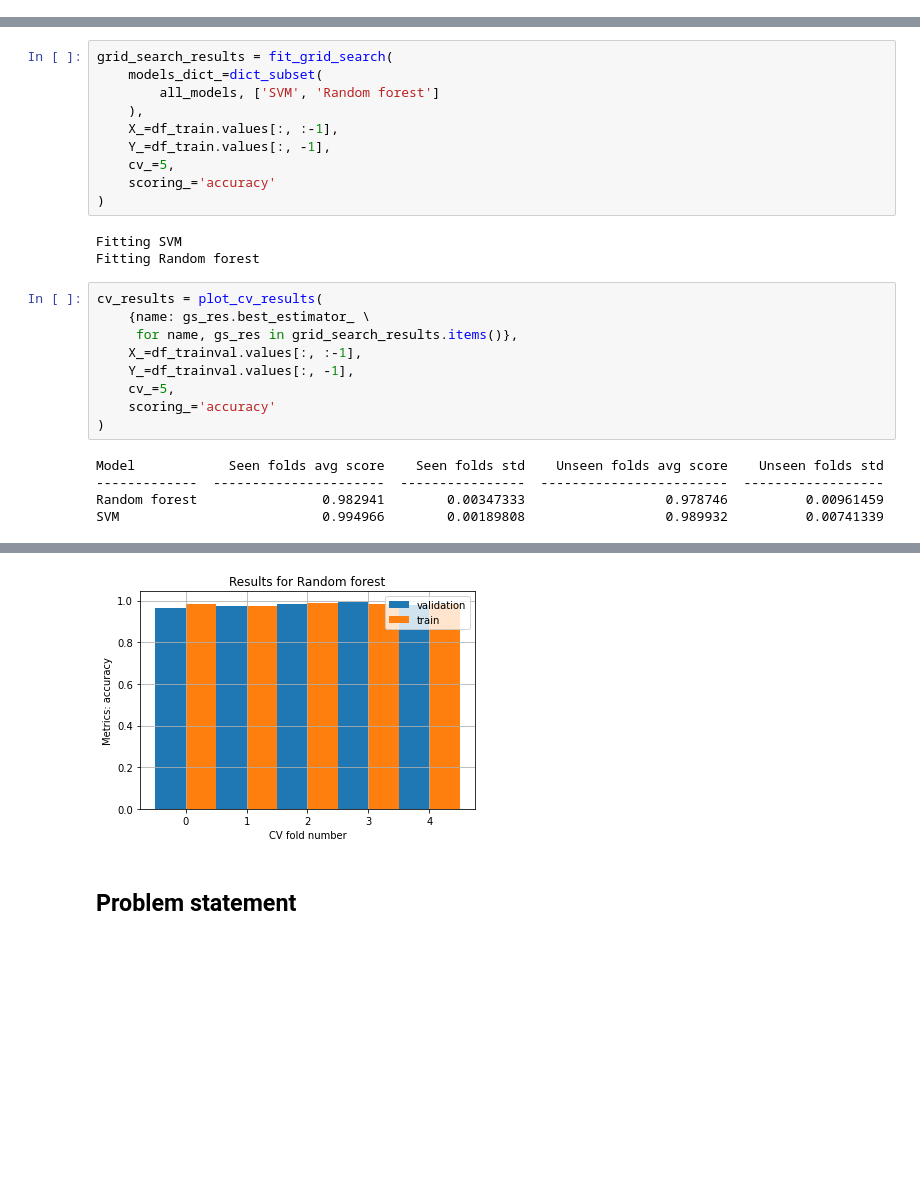
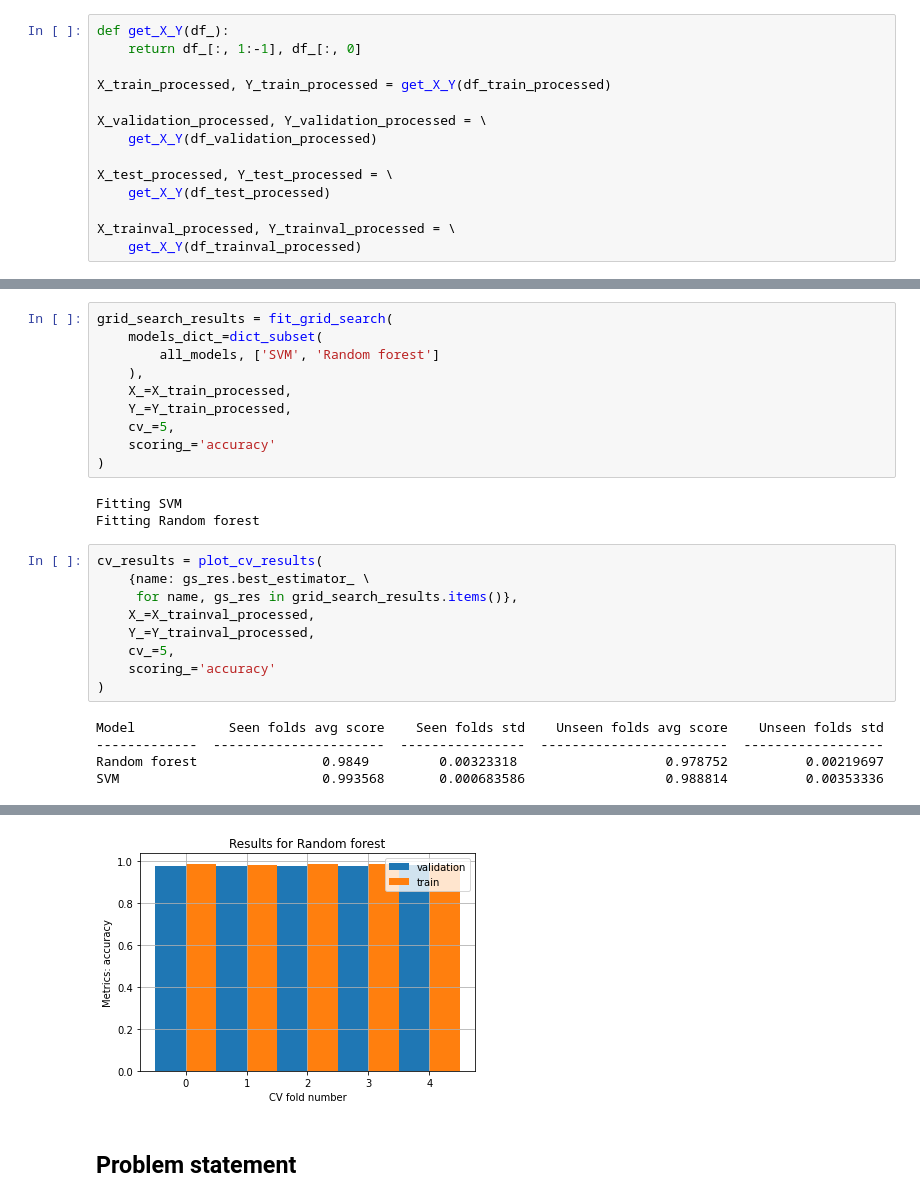
Before and after one commit to PashaIanko/Robust-Feature-Selection, a Jupyter notebook: main.ipynb, the cells around one changed output, grey strips where cells are left out. Drawn from its saved outputs; the diff is of its cells as text; blank space fills up the shorter version.

```diff
--- a/main.ipynb
+++ b/main.ipynb
@@ -486,6 +486,20 @@ df_validation_processed = preprocessor.transform(df_validation)
 df_test_processed = preprocessor.transform(df_test)
 # %%
 df_trainval_processed = preprocessor.fit_transform(df_trainval)
+# %%
+def get_X_Y(df_):
+    return df_[:, 1:-1], df_[:, 0]
+
+X_train_processed, Y_train_processed = get_X_Y(df_train_processed)
+
+X_validation_processed, Y_validation_processed = \
+    get_X_Y(df_validation_processed)
+
+X_test_processed, Y_test_processed = \
+    get_X_Y(df_test_processed)
+
+X_trainval_processed, Y_trainval_processed = \
+    get_X_Y(df_trainval_processed)
 # %% [markdown]
 ## Model selection
 # %%
@@ -575,8 +572,8 @@ grid_search_results = fit_grid_search(
     models_dict_=dict_subset(
         all_models, ['SVM', 'Random forest']
     ),
-    X_=df_train.values[:, :-1],
-    Y_=df_train.values[:, -1],
+    X_=X_train_processed,
+    Y_=Y_train_processed,
     cv_=5,
     scoring_='accuracy'
 )
@@ -586,19 +583,19 @@ Fitting Random forest
 # %%
 cv_results = plot_cv_results(
     {name: gs_res.best_estimator_ \
      for name, gs_res in grid_search_results.items()},
-    X_=df_trainval.values[:, :-1],
-    Y_=df_trainval.values[:, -1],
+    X_=X_trainval_processed,
+    Y_=Y_trainval_processed,
     cv_=5,
     scoring_='accuracy'
 )
 # %% [output]
 Model            Seen folds avg score    Seen folds std    Unseen folds avg score    Unseen folds std
 -------------  ----------------------  ----------------  ------------------------  ------------------
-Random forest                0.982941        0.00347333                  0.978746          0.00961459
-SVM                          0.994966        0.00189808                  0.989932          0.00741339
+Random forest                0.9849         0.00323318                   0.978752          0.00219697
+SVM                          0.993568       0.000683586                  0.988814          0.00353336
 [figure]
-[figure, old version]
+[figure, new version]
 # %% [markdown]
 ## Problem statement
 # %% [markdown]
```
Also changed, not shown: parts of 6 cells of this notebook.
